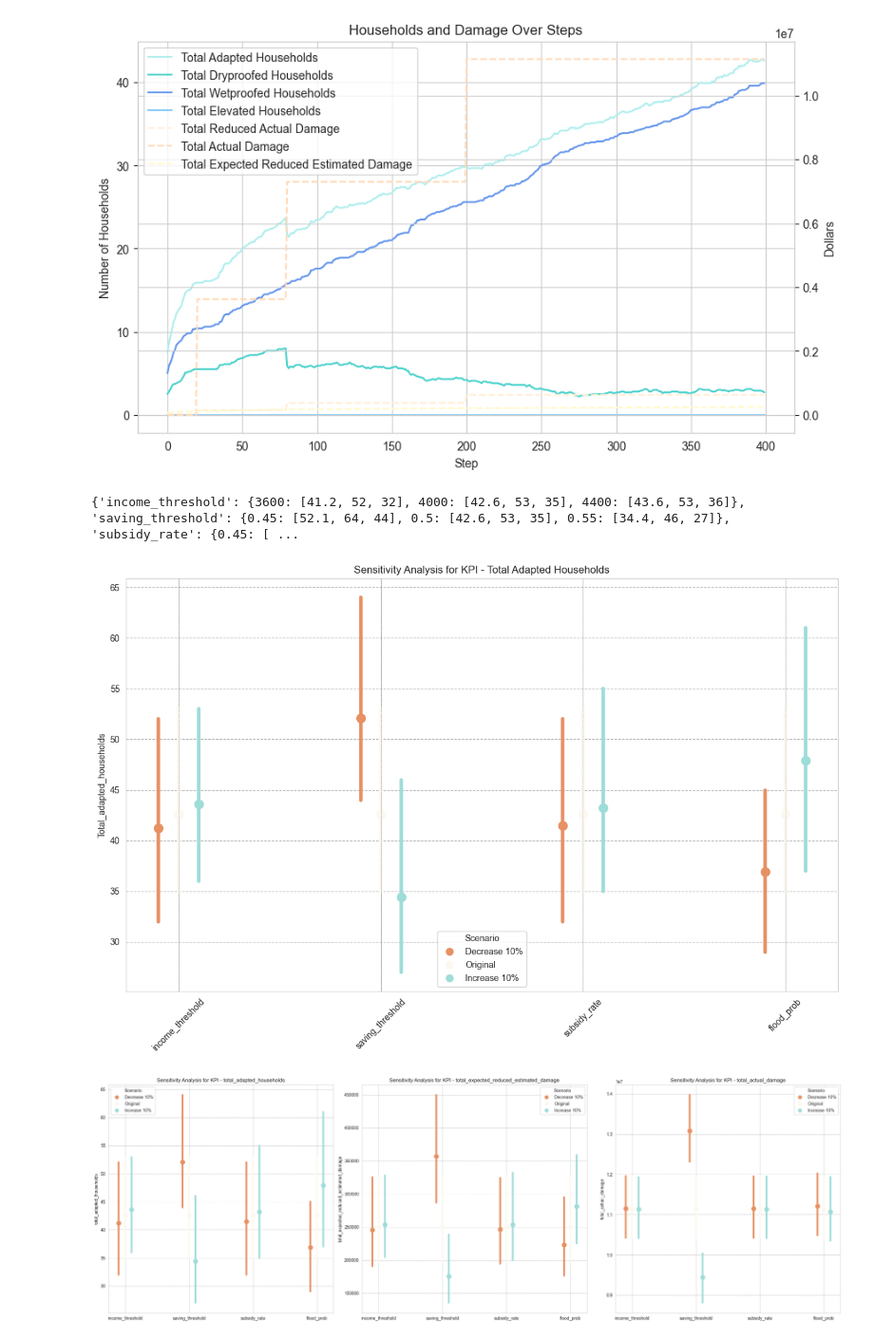
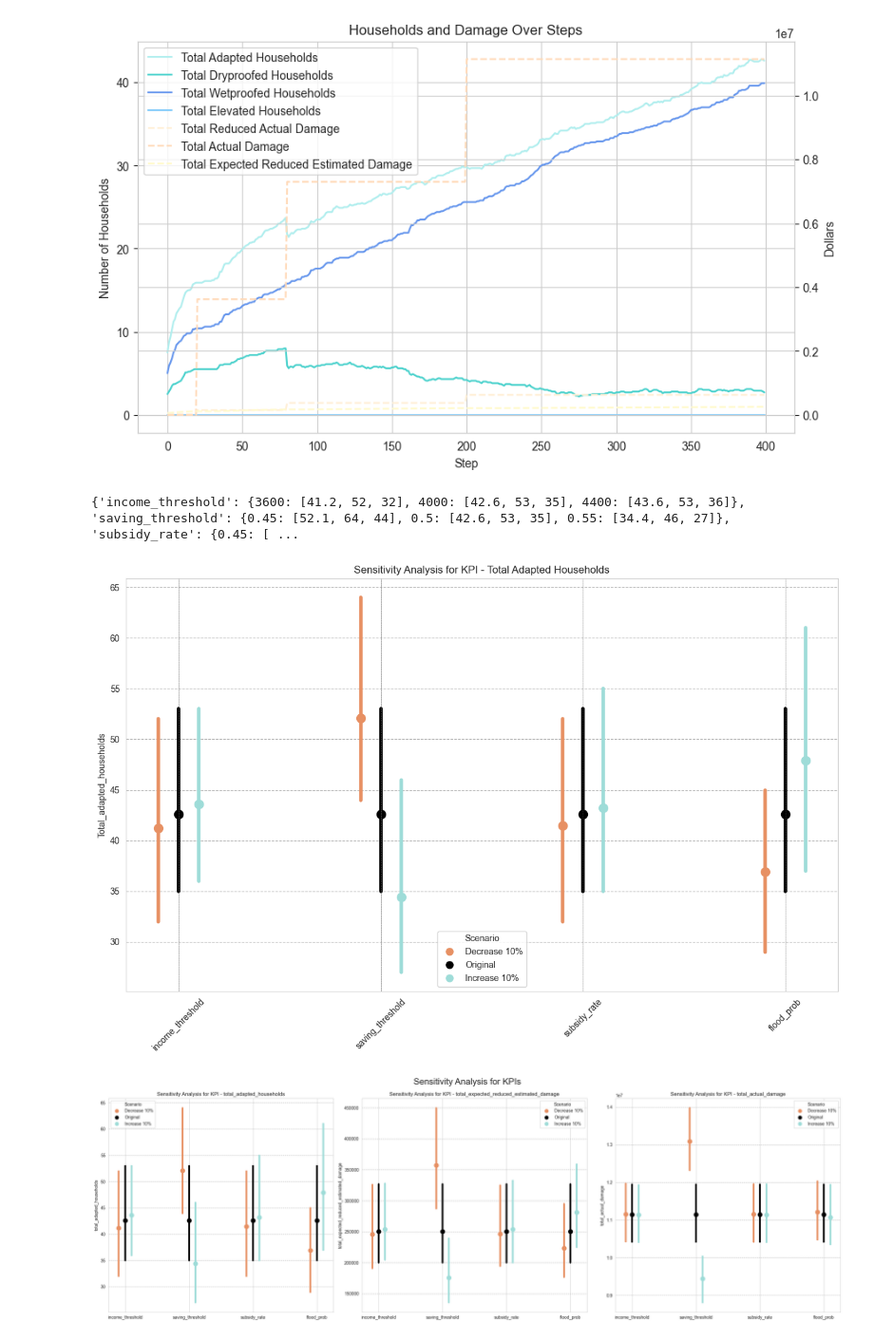
Before and after one commit to ctezgec/abm, a Jupyter notebook: model/analysis_sensitivity.ipynb, the cells around one changed output. Shown at 95% size. Saved outputs shown, nothing was run; the diff lists cells and outputs as text; code cells hidden in the pictures.

Commit message:
tidied layout

```diff
--- a/model/analysis_sensitivity.ipynb
+++ b/model/analysis_sensitivity.ipynb
@@ -139,7 +127,7 @@ for key, file_path in file_paths.items():
 print(data_TAH)
 
 # Define new colors and labels
-colors = ['#e79063', '#fcf8f0', '#9edcd8']  # Colors for decrease 10%, original, and increase 10% respectively
+colors = ['#e79063', 'black', '#9edcd8']  # Colors for decrease 10%, original, and increase 10% respectively
 scenario_labels = ['Decrease 10%', 'Original', 'Increase 10%']
 
 # Create the dot-whisker chart
@@ -186,7 +174,7 @@ plt.tight_layout()
 plt.show()
 # %% [output]
 {'income_threshold': {3600: [41.2, 52, 32], 4000: [42.6, 53, 35], 4400: [43.6, 53, 36]}, 'saving_threshold': {0.45: [52.1, 64, 44], 0.5: [42.6, 53, 35], 0.55: [34.4, 46, 27]}, 'subsidy_rate': {0.45: [ ...
-[figure, old version]
+[figure, new version]
 # %%
 import matplotlib.pyplot as plt
 import numpy as np
@@ -218,7 +206,7 @@ for kpi in kpis:
         data_kpis[kpi][key] = statistics
 
 # Define new colors and labels for the graph
-colors = ['#e79063', '#fcf8f0', '#9edcd8']
+colors = ['#e79063', 'black', '#9edcd8']
 scenario_labels = ['Decrease 10%', 'Original', 'Increase 10%']
 
 # Plot each set of points for each KPI
@@ -231,32 +219,35 @@ for ax, (kpi, data_kpi) in zip(axes, data_kpis.items()):
         for j, (level, values) in enumerate(scenarios.items()):
             scenario_offset = (j - 1) * offset
             median_value = np.median(values)
             min_value = np.min(values)
             max_value = np.max(values)
 
             # Draw the whisker line and median dot
             ax.plot([position + scenario_offset] * 2, [min_value, max_value], '-', color=colors[j], linewidth=whisker_width)
             ax.plot(position + scenario_offset, median_value, 'o', color=colors[j], markersize=10)
 
     # Set the labels for the x-ticks
     ax.set_xticks(range(len(data_kpi)))
     ax.set_xticklabels([variable for variable in data_kpi.keys()], rotation=0)
 
     # Set the axis labels and title
     ax.set_ylabel(kpi)
     ax.set_title(f'Sensitivity Analysis for KPI - {kpi}')
 
     # Add a custom legend and grid
     legend_elements = [Line2D([0], [0], marker='o', color='w', markerfacecolor=color, markersize=10, label=label) for color, label in zip(colors, scenario_labels)]
     ax.legend(handles=legend_elements, title='Scenario')
     ax.yaxis.grid(True, linestyle='--', which='major', color='grey', alpha=0.6)
 
 # Hide any unused subplots
 for i in range(len(data_kpis), len(axes)):
     axes[i].set_visible(False)
 
-# Adjust layout and display the figure
+# Set the title for the entire figure
+fig.suptitle('Sensitivity Analysis for KPIs', fontsize=20)
+
 plt.tight_layout()
+fig.subplots_adjust(top=0.9) # Adjust the top spacing to accommodate the figure title
 plt.show()
 # %% [output]
-[figure, old version]
+[figure, new version]
```
Also changed, not shown: parts of 1 cell of this notebook.
